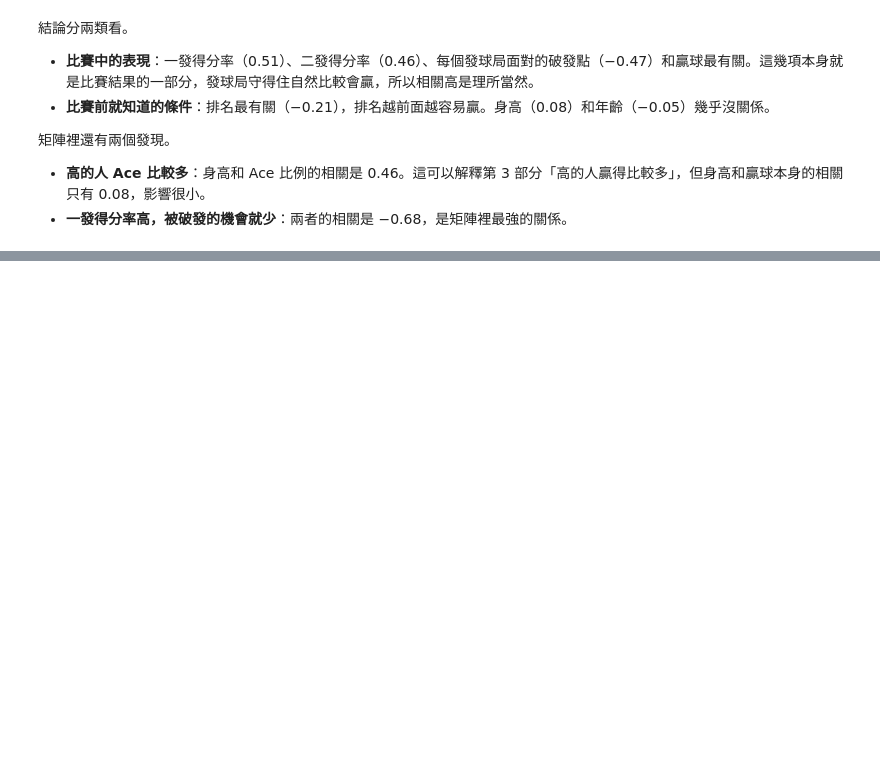
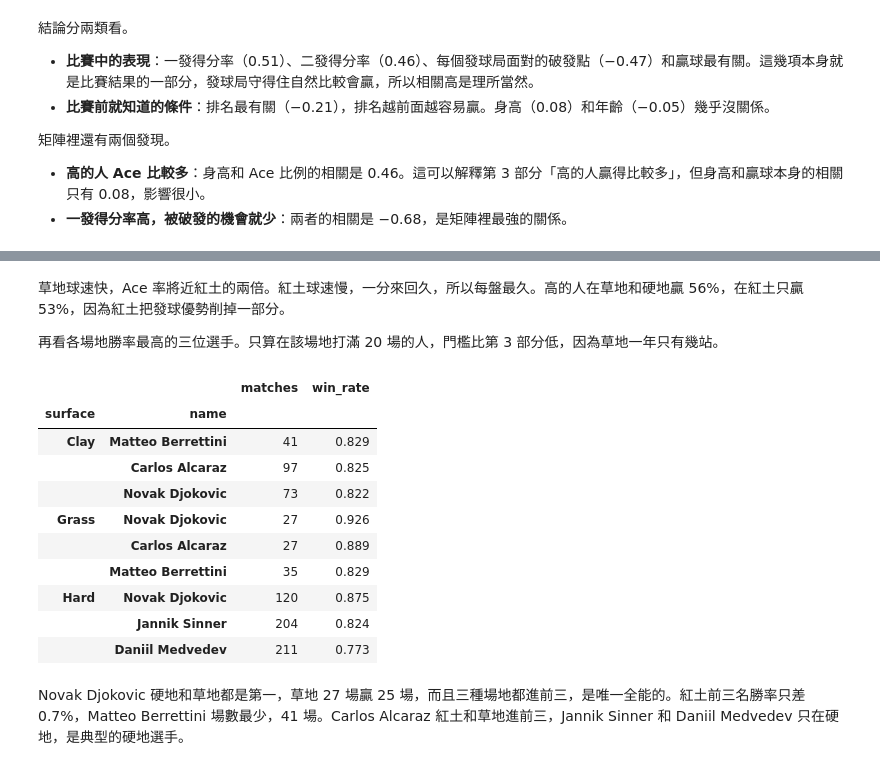
Before and after one commit to yufeng-kano/nycu-code, a Jupyter notebook: data-science-software-and-computation-experiments/hw2/315834011_HW2.ipynb, the cells around one changed output, grey strips where cells are left out. Drawn from its saved outputs; the diff is of its cells as text; code cells hidden in the pictures; blank space fills up the shorter version.

```diff
--- a/data-science-software-and-computation-experiments/hw2/315834011_HW2.ipynb
+++ b/data-science-software-and-computation-experiments/hw2/315834011_HW2.ipynb
@@ -721,0 +812,12 @@ ace_rate - bp_faced     -0.39
+# %%
+played: pd.DataFrame = matches[matches["surface"].notna() & (matches["score"] != "W/O")].copy()
+played["ace_rate"] = (played["w_ace"] + played["l_ace"]) / (played["w_svpt"] + played["l_svpt"])
+played["sets"] = played["score"].str.count(pat=r"\d+-\d+")
+played["minutes_per_set"] = played["minutes"] / played["sets"]
+played["taller_won"] = np.sign(played["winner_ht"] - played["loser_ht"]).replace(to_replace={0: np.nan, -1: 0})
+played.groupby(by="surface").agg(
+    matches=("surface", "size"),
+    ace_rate=("ace_rate", "mean"),
+    minutes_per_set=("minutes_per_set", "median"),
+    taller_win_rate=("taller_won", "mean"),
+).round(decimals=3)
@@ -721,0 +830,34 @@ ace_rate - bp_faced     -0.39
+# %% [markdown]
+草地球速快，Ace 率將近紅土的兩倍。紅土球速慢，一分來回久，所以每盤最久。高的人在草地和硬地贏 56%，在紅土只贏 53%，因為紅土把發球優勢削掉一部分。
+
+再看各場地勝率最高的三位選手。只算在該場地打滿 20 場的人，門檻比第 3 部分低，因為草地一年只有幾站。
+# %%
+surface_rows: pd.DataFrame = pd.concat(
+    objs=[
+        played.rename(columns={"winner_name": "name"})[["name", "surface"]].assign(win=1),
+        played.rename(columns={"loser_name": "name"})[["name", "surface"]].assign(win=0),
+    ],
+    ignore_index=True,
+)
+surface_stats: pd.DataFrame = surface_rows.groupby(by=["surface", "name"])["win"].agg(matches="count", win_rate="mean")
+(
+    surface_stats[surface_stats["matches"] >= 20]
+    .sort_values(by=["surface", "win_rate"], ascending=[True, False])
+    .groupby(level="surface")
+    .head(n=3)
+    .round(decimals=3)
+)
+# %% [output]
+|  |  | matches | win_rate |
+| surface | name |  |  |
+| Clay | Matteo Berrettini | 41 | 0.829 |
+|  | Carlos Alcaraz | 97 | 0.825 |
+|  | Novak Djokovic | 73 | 0.822 |
+| Grass | Novak Djokovic | 27 | 0.926 |
+|  | Carlos Alcaraz | 27 | 0.889 |
+|  | Matteo Berrettini | 35 | 0.829 |
+| Hard | Novak Djokovic | 120 | 0.875 |
+|  | Jannik Sinner | 204 | 0.824 |
+|  | Daniil Medvedev | 211 | 0.773 |
+# %% [markdown]
+Novak Djokovic 硬地和草地都是第一，草地 27 場贏 25 場，而且三種場地都進前三，是唯一全能的。紅土前三名勝率只差 0.7%，Matteo Berrettini 場數最少，41 場。Carlos Alcaraz 紅土和草地進前三，Jannik Sinner 和 Daniil Medvedev 只在硬地，是典型的硬地選手。
```
Also changed, not shown: parts of 23 cells of this notebook, 3 other files.
